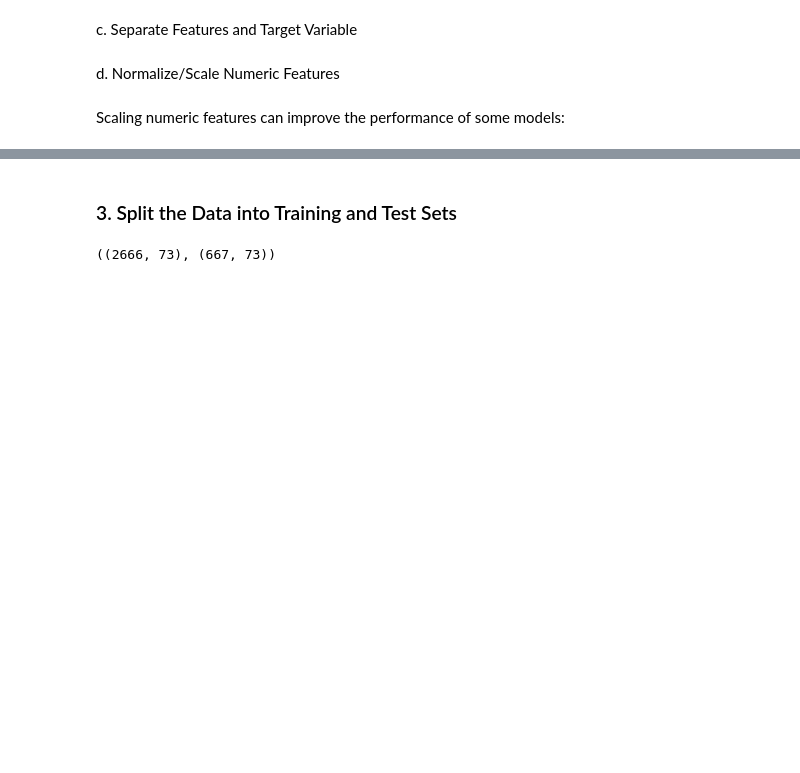
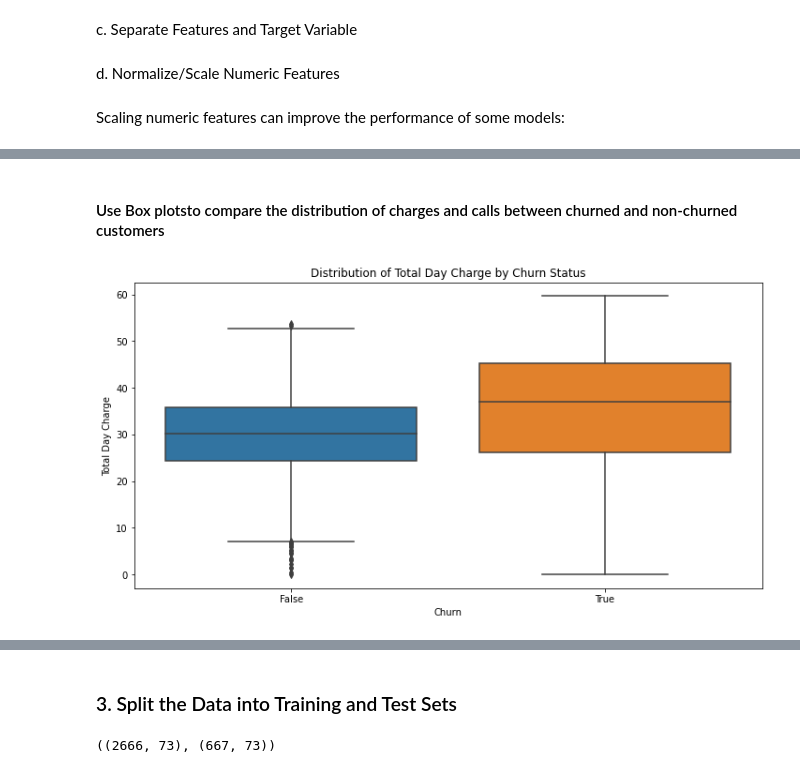
Before and after one commit to CYNTHIA-ATIENO/PHASE-3-PROJECT, a Jupyter notebook: index.ipynb, the cells around one changed output, grey strips where cells are left out. Saved outputs shown, nothing was run; the diff lists cells and outputs as text; code cells hidden in the pictures; blank space fills up the shorter version.

```diff
--- a/index.ipynb
+++ b/index.ipynb
@@ -257,0 +298,12 @@ X[numeric_features] = scaler.fit_transform(X[numeric_features])
+# %% [markdown]
+#### Use Box plotsto  compare the distribution of charges and calls between churned and non-churned customers
+# %%
+#'total day charge' with respect to churn
+plt.figure(figsize=(12, 6))
+sns.boxplot(x='churn', y='total day charge', data=df)
+plt.xlabel('Churn')
+plt.ylabel('Total Day Charge')
+plt.title('Distribution of Total Day Charge by Churn Status')
+plt.show()
+# %% [output]
+[figure, added]
```
Also changed, not shown: parts of 22 cells of this notebook.
